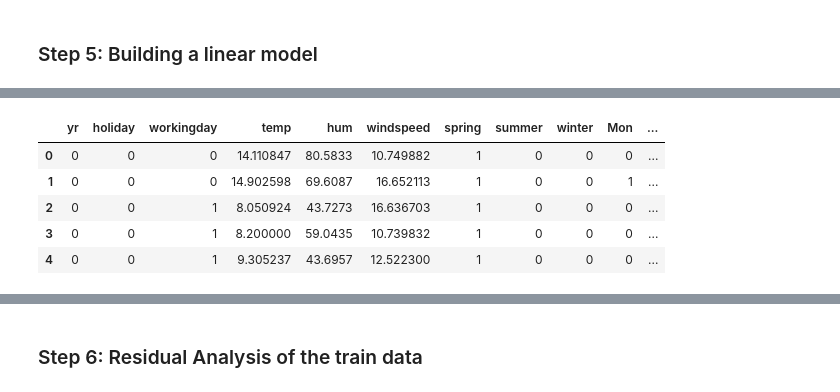
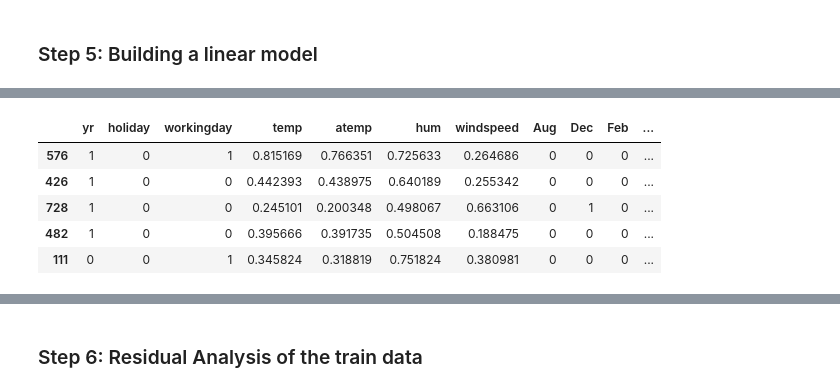
Before and after one commit to kamit1983/Bike_Sharing_Assignment, a Jupyter notebook: Boombikes.ipynb, the cells around one changed output, grey strips where cells are left out. Saved outputs shown, nothing was run; the diff lists cells and outputs as text; code cells hidden in the pictures.

```diff
--- a/Boombikes.ipynb
+++ b/Boombikes.ipynb
@@ -145,12 +145,12 @@ plt.show()
 - rescaling
 # %%
 # drop redundant cols
-df  = df.drop(columns=["mnth", "atemp"])
+# df  = df.drop(columns=["mnth", "atemp"]) will use RFE to drop features
 # %%
 # dummies need to be created for season, mnth, weekday, weathersit
 season = pd.get_dummies(df.season, drop_first=True).astype(int)
-# df['mnth'] = df['mnth'].map(lambda x: calendar.month_abbr[x])
-# mnth = pd.get_dummies(df.mnth, drop_first=True).astype(int)
+df['mnth'] = df['mnth'].map(lambda x: calendar.month_abbr[x])
+mnth = pd.get_dummies(df.mnth, drop_first=True).astype(int)
 df['weekday'] = df['weekday'].map(lambda x: calendar.day_abbr[x])
 weekday = pd.get_dummies(df.weekday, drop_first=True).astype(int)
 weather_map = {
@@ -164,8 +164,8 @@ df['weathersit'] = df['weathersit'].map(weather_map)
 weathersit = pd.get_dummies(df.weathersit, drop_first=True).astype(int)
 # %%
 # concatenating dummy variables
-df = pd.concat([df, season, weekday, weathersit], axis=1)
-df = df.drop(columns=["season", "weekday", "weathersit"])
+df = pd.concat([df, mnth, season, weekday, weathersit], axis=1)
+df = df.drop(columns=["mnth", "season", "weekday", "weathersit"])
 pd.set_option('display.max_columns', None)
 df.head()
 # %% [output]
@@ -185,7 +185,7 @@ print(df_train.shape, df_test.shape)
 # %%
 # Rescaling
 scalar = MinMaxScaler()
-num_vars = ["temp", "hum", "windspeed", "cnt"]
+num_vars = ["atemp", "temp", "hum", "windspeed", "cnt"]
 # Fit the data
 df_train[num_vars] = scalar.fit_transform(df_train[num_vars])
 df_train.head()
@@ -208,14 +212,14 @@ plt.show()
 # %%
-Y_train = df.pop("cnt")
-X_train = df
+Y_train = df_train.pop("cnt")
+X_train = df_train
 X_train.head()
 # %% [output]
-|  | yr | holiday | workingday | temp | hum | windspeed | spring | summer | winter | Mon | ... |
-| 0 | 0 | 0 | 0 | 14.110847 | 80.5833 | 10.749882 | 1 | 0 | 0 | 0 | ... |
-| 1 | 0 | 0 | 0 | 14.902598 | 69.6087 | 16.652113 | 1 | 0 | 0 | 1 | ... |
-| 2 | 0 | 0 | 1 | 8.050924 | 43.7273 | 16.636703 | 1 | 0 | 0 | 0 | ... |
-| 3 | 0 | 0 | 1 | 8.200000 | 59.0435 | 10.739832 | 1 | 0 | 0 | 0 | ... |
-| 4 | 0 | 0 | 1 | 9.305237 | 43.6957 | 12.522300 | 1 | 0 | 0 | 0 | ... |
+|  | yr | holiday | workingday | temp | atemp | hum | windspeed | Aug | Dec | Feb | ... |
+| 576 | 1 | 0 | 1 | 0.815169 | 0.766351 | 0.725633 | 0.264686 | 0 | 0 | 0 | ... |
+| 426 | 1 | 0 | 0 | 0.442393 | 0.438975 | 0.640189 | 0.255342 | 0 | 0 | 0 | ... |
+| 728 | 1 | 0 | 0 | 0.245101 | 0.200348 | 0.498067 | 0.663106 | 0 | 1 | 0 | ... |
+| 482 | 1 | 0 | 0 | 0.395666 | 0.391735 | 0.504508 | 0.188475 | 0 | 0 | 0 | ... |
+| 111 | 0 | 0 | 1 | 0.345824 | 0.318819 | 0.751824 | 0.380981 | 0 | 0 | 0 | ... |
 # %%
 # Procedure for training model
 def train(X):
```
Also changed, not shown: parts of 33 cells of this notebook.
